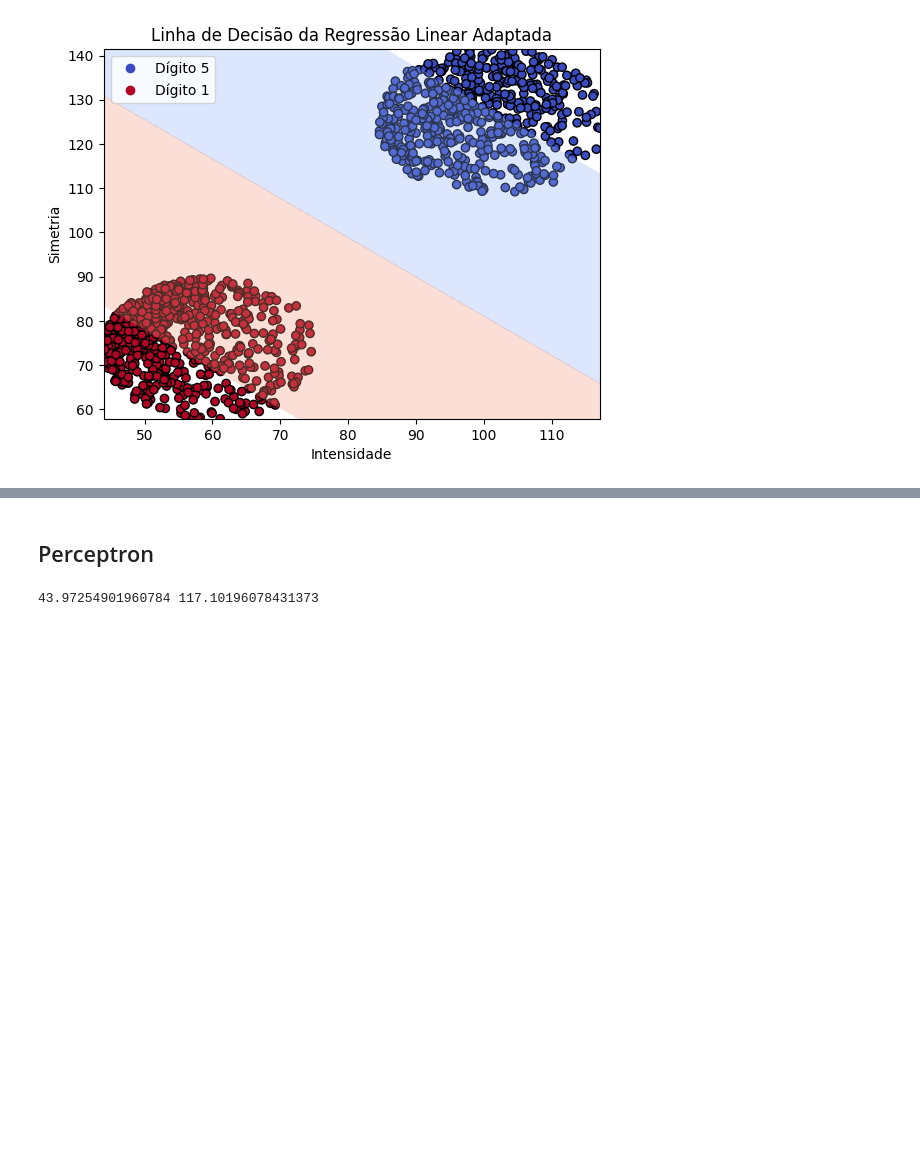
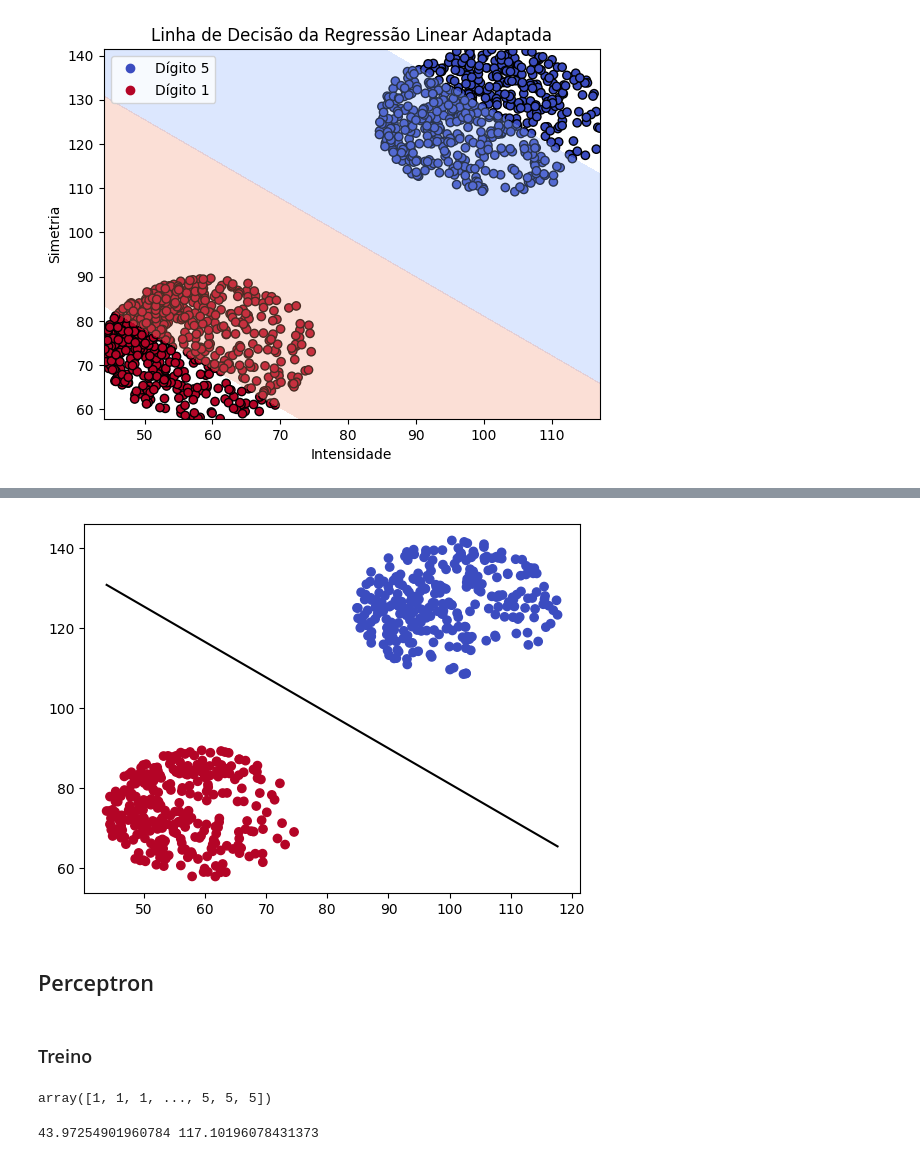
Before and after one commit to mariabandeira/Reconhecimento-de-Digitos, a Jupyter notebook: MiniProjeto_ML.ipynb, the cells around one changed output, grey strips where cells are left out. Saved outputs shown, nothing was run; the diff lists cells and outputs as text; code cells hidden in the pictures; blank space fills up the shorter version.

Commit message:
treino / teste | métricas de aprendizado

```diff
--- a/MiniProjeto_ML.ipynb
+++ b/MiniProjeto_ML.ipynb
@@ -202,3 +205,6 @@ train1x5.head()
 | 2 | 1 | 48.552941 | 79.043137 |
 | 3 | 1 | 69.435294 | 72.878431 |
 | 4 | 1 | 51.541176 | 84.611765 |
+# %%
+test1x5.reset_index(drop=True, inplace=True)
+test1x5.head()
@@ -205,3 +218,6 @@ train1x5.head()
 # %%
 X_train1x5 = train1x5[['intensidade', 'simetria']].values
 y_train1x5 = np.array([1 if y_ == 1 else -1 for y_ in train1x5['label']])
+# %%
+X_test1x5 = test1x5[['intensidade', 'simetria']].values
+y_test1x5 = np.array([1 if y_ == 1 else -1 for y_ in test1x5['label']]) # OBS: no pdf ele diz que o y é apenas o label
@@ -293,3 +346,12 @@ plt.show()
+# %%
+# Plotagem da Regressão Linear com LRClassifier
+plt.scatter(X_test1x5[:, 0], X_test1x5[:, 1], c=y_test1x5, cmap='coolwarm')
+x = np.linspace(X_test1x5[:, 0].min(), X_test1x5[:, 0].max(), 100)
+y = classifier.getRegressionY(x)
+plt.plot(x, y, color='black')
+plt.show()
+# %% [output]
+[figure, added]
 # %% [markdown]
 ## Perceptron
 # %%
@@ -339,11 +401,23 @@ class PocketPLA():
         error += 1
 
     return error
+# %% [markdown]
+###  Treino
 # %%
 X_train1x5 = np.hstack((np.ones((len(X_train1x5), 1)), X_train1x5))
 # %%
 pla = PocketPLA()
 pla.execute(X_train1x5, y_train1x5)
+# %%
+# Predição do Dígito com Pocket PLA
+y_pla = []
+for i in range(len(X_train1x5)):
+  y_pla.append(pla.h(X_train1x5[i]))
+
+y_pred_pla = pred_digito(np.array(y_pla))
+y_pred_pla
+# %% [output]
+array([1, 1, 1, ..., 5, 5, 5])
 # %%
 xmin = X_train1x5[:,1].min()
 xmax = X_train1x5[:,1].max()
```
Also changed, not shown: parts of 26 cells of this notebook.
